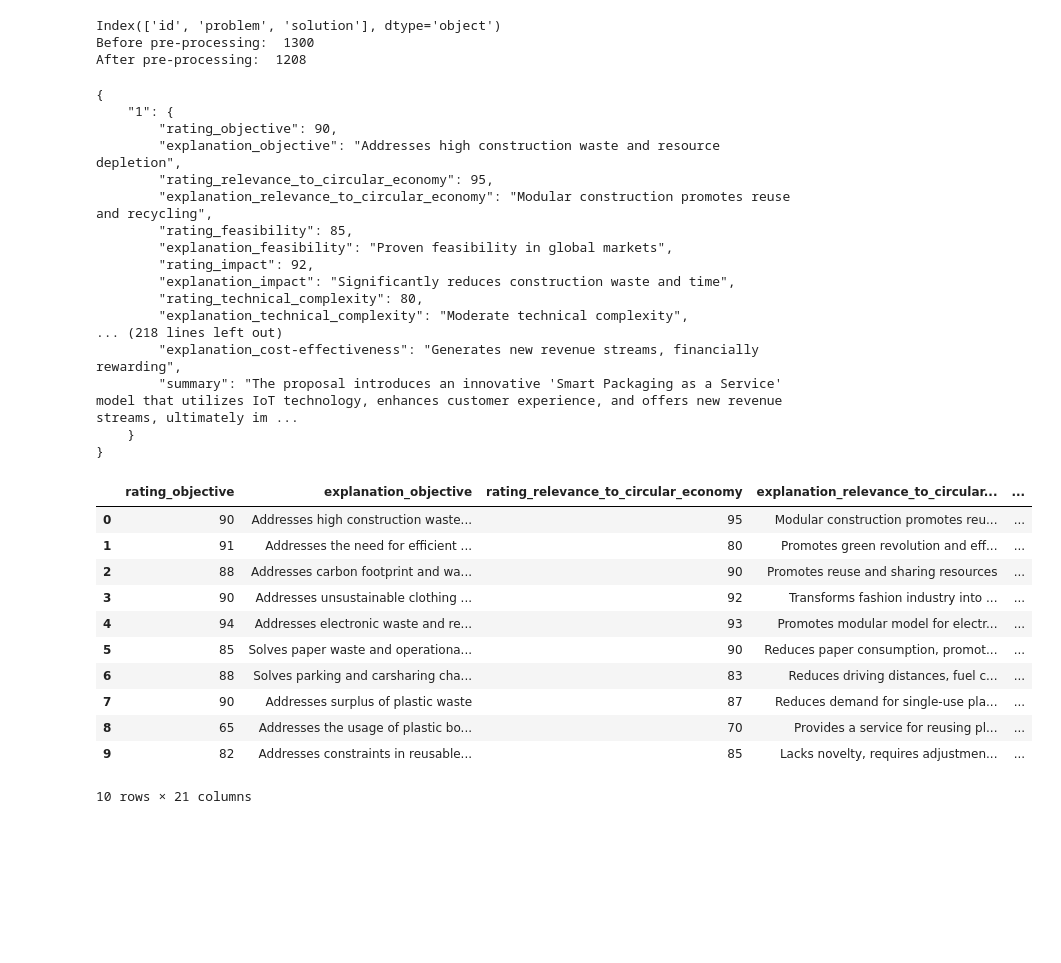
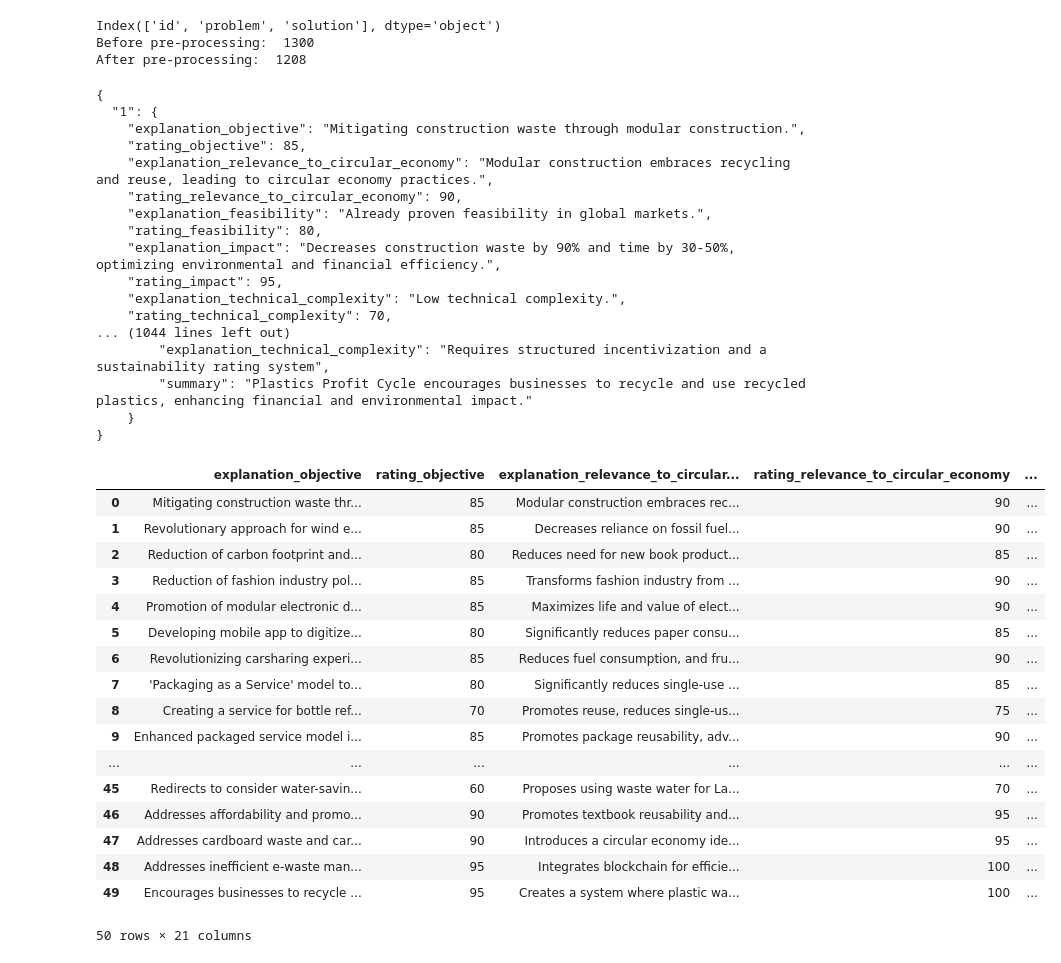
Before and after one commit to johri-lab/GenAIJudge, a Jupyter notebook: AIEarthHack.ipynb, the cells around one changed output. Cells and saved outputs as stored; diff of their text form; code cells hidden in the pictures; blank space fills up the shorter version.

````diff
--- a/AIEarthHack.ipynb
+++ b/AIEarthHack.ipynb
@@ -59,9 +59,9 @@ max_bullet = 5
 key_features = "objective, relevance_to_circular_economy, feasibility, impact, technical_complexity, innovation, sustainability, market_potential, competitive_landscape, cost-effectiveness"
 dict_keys = "'rating_objective', 'rating_relevance_to_circular_economy', 'rating_feasibility', 'rating_impact', 'rating_technical_complexity', 'rating_innovation', 'rating_sustainability', 'rating_market_potential', 'rating_competitive_landscape', 'rating_cost-effectiveness', 'explanation_objective', 'explanation_relevance_to_circular_economy', 'explanation_feasibility', 'explanation_impact', 'explanation_technical_complexity', 'explanation_innovation', 'explanation_sustainability', 'explanation_market_potential', 'explanation_competitive_landscape', 'explanation_cost-effectiveness'"
 df_final = pd.DataFrame()
-n = 5
+n = 10
 
-for inx in range(0, 10, n):
+for inx in range(0, 50, n):
     proposals = ""
     selected_df = df[inx:inx+n]
     for inx, row in selected_df.iterrows():
@@ -95,57 +95,63 @@ for inx in range(0, 10, n):
                         summary: ...
                         }},
                     ...
                 }}
 
                 Here, id1, id2, ... will be the respective proposal id.
                 The rubric1, rubric2, ... will be: {dict_keys}.
                 Ensure that the summary describes  the problem and solution clearly.
 
                 Use the following pairs of problem and solution enclosed in triple backticks:
                 ```
                 {proposals}
                 ```
                 """
 
     # print(prompt)
     response_json = chat_gpt(prompt)
 
     print(response_json)
     # json_object = literal_eval(json.loads(response_json))
     json_object = json.loads(response_json)
 
     json_df = pd.DataFrame(json_object).T
     df_final = pd.concat([df_final, json_df], ignore_index=True)
 
 df_final
 # %% [output]
 {
-    "1": {
-        "rating_objective": 90,
-        "explanation_objective": "Addresses high construction waste and resource depletion",
-        "rating_relevance_to_circular_economy": 95,
-        "explanation_relevance_to_circular_economy": "Modular construction promotes reuse and recycling",
-        "rating_feasibility": 85,
-        "explanation_feasibility": "Proven feasibility in global markets",
-        "rating_impact": 92,
-        "explanation_impact": "Significantly reduces construction waste and time",
-        "rating_technical_complexity": 80,
-        "explanation_technical_complexity": "Moderate technical complexity",
-... (218 lines left out)
-        "explanation_cost-effectiveness": "Generates new revenue streams, financially rewarding",
-        "summary": "The proposal introduces an innovative 'Smart Packaging as a Service' model that utilizes IoT technology, enhances customer experience, and offers new revenue streams, ultimately im ...
+  "1": {
+    "explanation_objective": "Mitigating construction waste through modular construction.",
+    "rating_objective": 85,
+    "explanation_relevance_to_circular_economy": "Modular construction embraces recycling and reuse, leading to circular economy practices.",
+    "rating_relevance_to_circular_economy": 90,
+    "explanation_feasibility": "Already proven feasibility in global markets.",
+    "rating_feasibility": 80,
+    "explanation_impact": "Decreases construction waste by 90% and time by 30-50%, optimizing environmental and financial efficiency.",
+    "rating_impact": 95,
+    "explanation_technical_complexity": "Low technical complexity.",
+    "rating_technical_complexity": 70,
+... (1044 lines left out)
+        "explanation_technical_complexity": "Requires structured incentivization and a sustainability rating system",
+        "summary": "Plastics Profit Cycle encourages businesses to recycle and use recycled plastics, enhancing financial and environmental impact."
     }
 }
-|  | rating_objective | explanation_objective | rating_relevance_to_circular_economy | explanation_relevance_to_circular... | ... |
-| 0 | 90 | Addresses high construction waste... | 95 | Modular construction promotes reu... | ... |
-| 1 | 91 | Addresses the need for efficient ... | 80 | Promotes green revolution and eff... | ... |
-| 2 | 88 | Addresses carbon footprint and wa... | 90 | Promotes reuse and sharing resources | ... |
-| 3 | 90 | Addresses unsustainable clothing ... | 92 | Transforms fashion industry into ... | ... |
-| 4 | 94 | Addresses electronic waste and re... | 93 | Promotes modular model for electr... | ... |
-| 5 | 85 | Solves paper waste and operationa... | 90 | Reduces paper consumption, promot... | ... |
-| 6 | 88 | Solves parking and carsharing cha... | 83 | Reduces driving distances, fuel c... | ... |
-| 7 | 90 | Addresses surplus of plastic waste | 87 | Reduces demand for single-use pla... | ... |
-| 8 | 65 | Addresses the usage of plastic bo... | 70 | Provides a service for reusing pl... | ... |
-| 9 | 82 | Addresses constraints in reusable... | 85 | Lacks novelty, requires adjustmen... | ... |
+|  | explanation_objective | rating_objective | explanation_relevance_to_circular... | rating_relevance_to_circular_economy | ... |
+| 0 | Mitigating construction waste thr... | 85 | Modular construction embraces rec... | 90 | ... |
+| 1 | Revolutionary approach for wind e... | 85 | Decreases reliance on fossil fuel... | 90 | ... |
+| 2 | Reduction of carbon footprint and... | 80 | Reduces need for new book product... | 85 | ... |
+| 3 | Reduction of fashion industry pol... | 85 | Transforms fashion industry from ... | 90 | ... |
+| 4 | Promotion of modular electronic d... | 85 | Maximizes life and value of elect... | 90 | ... |
+| 5 | Developing mobile app to digitize... | 80 | Significantly reduces paper consu... | 85 | ... |
+| 6 | Revolutionizing carsharing experi... | 85 | Reduces fuel consumption, and fru... | 90 | ... |
+| 7 | 'Packaging as a Service' model to... | 80 | Significantly reduces single-use ... | 85 | ... |
+| 8 | Creating a service for bottle ref... | 70 | Promotes reuse, reduces single-us... | 75 | ... |
+| 9 | Enhanced packaged service model i... | 85 | Promotes package reusability, adv... | 90 | ... |
+| ... | ... | ... | ... | ... | ... |
+| 45 | Redirects to consider water-savin... | 60 | Proposes using waste water for La... | 70 | ... |
+| 46 | Addresses affordability and promo... | 90 | Promotes textbook reusability and... | 95 | ... |
+| 47 | Addresses cardboard waste and car... | 90 | Introduces a circular economy ide... | 95 | ... |
+| 48 | Addresses inefficient e-waste man... | 95 | Integrates blockchain for efficie... | 100 | ... |
+| 49 | Encourages businesses to recycle ... | 95 | Creates a system where plastic wa... | 100 | ... |
-10 rows × 21 columns
+50 rows × 21 columns
 # %%
````
Also changed, not shown: parts of 3 cells of this notebook.
